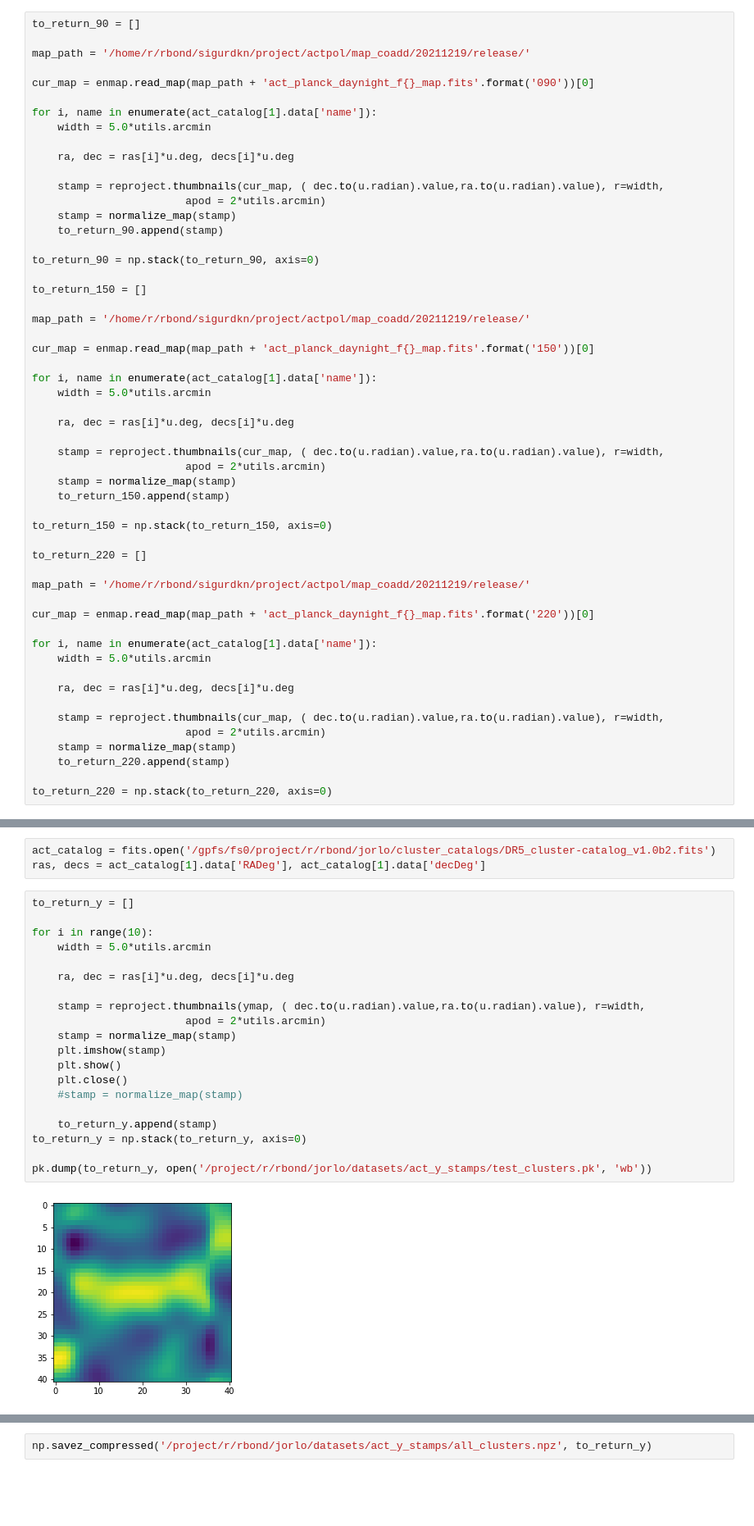
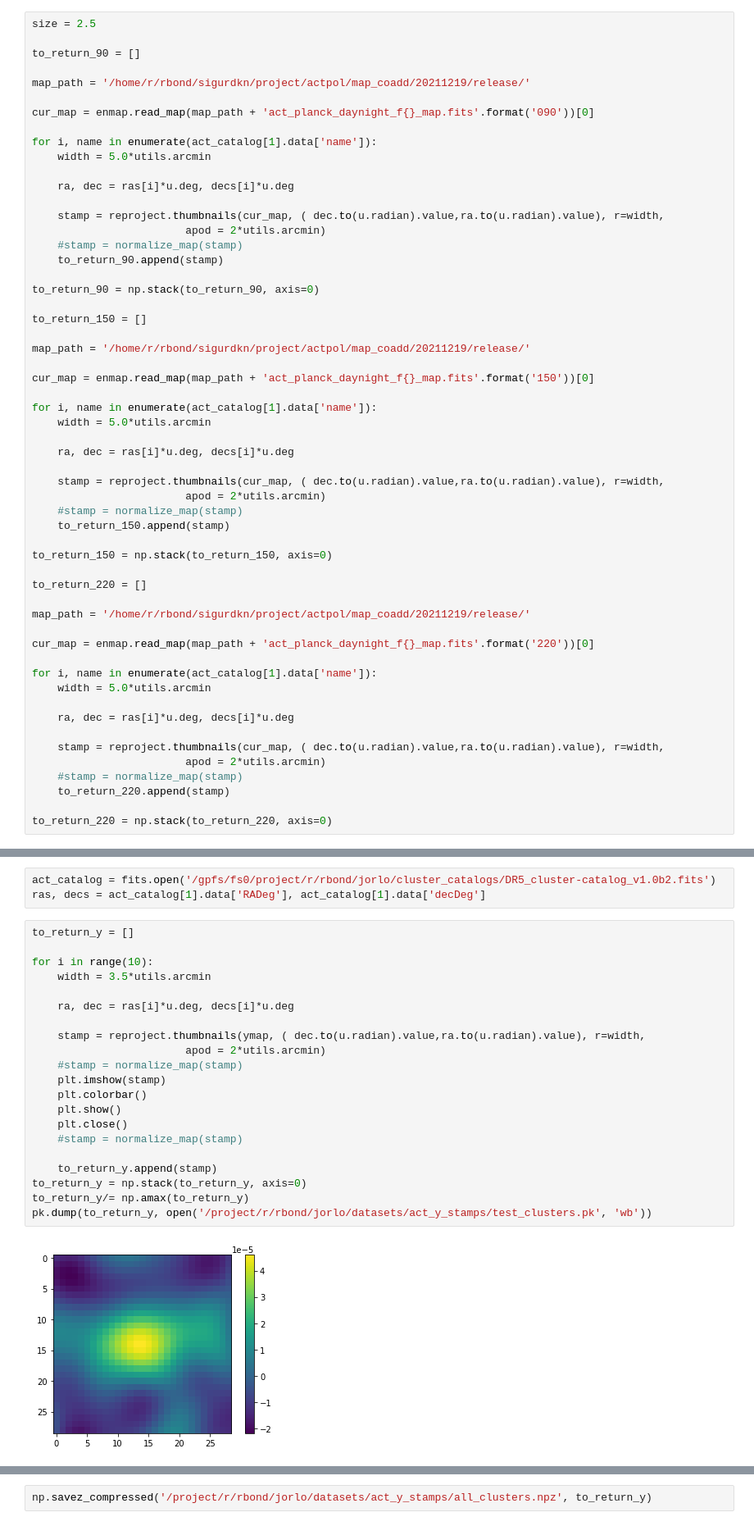
Before and after one commit to Sulla2012/ml-clusters, a Jupyter notebook: stamper_full.ipynb, the cells around one changed output, grey strips where cells are left out. Shown: that part at 82% size. Saved outputs shown, nothing was run; the diff lists cells and outputs as text; blank space fills up the shorter version.

```diff
--- a/stamper_full.ipynb
+++ b/stamper_full.ipynb
@@ -88,6 +87,8 @@ for key in clipCoordsDict.keys():
 act_catalog = fits.open('/gpfs/fs0/project/r/rbond/jorlo/cluster_catalogs/DR5_cluster-catalog_v1.0b2.fits')
 ras, decs = act_catalog[1].data['RADeg'], act_catalog[1].data['decDeg']
 # %%
+size = 2.5
+
 to_return_90 = []
 
 map_path = '/home/r/rbond/sigurdkn/project/actpol/map_coadd/20211219/release/'
@@ -101,7 +102,7 @@ for i, name in enumerate(act_catalog[1].data['name']):
 
     stamp = reproject.thumbnails(cur_map, ( dec.to(u.radian).value,ra.to(u.radian).value), r=width,
                         apod = 2*utils.arcmin)
-    stamp = normalize_map(stamp)
+    #stamp = normalize_map(stamp)
     to_return_90.append(stamp)
 
 to_return_90 = np.stack(to_return_90, axis=0)
@@ -119,7 +120,7 @@ for i, name in enumerate(act_catalog[1].data['name']):
 
     stamp = reproject.thumbnails(cur_map, ( dec.to(u.radian).value,ra.to(u.radian).value), r=width,
                         apod = 2*utils.arcmin)
-    stamp = normalize_map(stamp)
+    #stamp = normalize_map(stamp)
     to_return_150.append(stamp)
 
 to_return_150 = np.stack(to_return_150, axis=0)
@@ -137,7 +138,7 @@ for i, name in enumerate(act_catalog[1].data['name']):
 
     stamp = reproject.thumbnails(cur_map, ( dec.to(u.radian).value,ra.to(u.radian).value), r=width,
                         apod = 2*utils.arcmin)
-    stamp = normalize_map(stamp)
+    #stamp = normalize_map(stamp)
     to_return_220.append(stamp)
 
 to_return_220 = np.stack(to_return_220, axis=0)
@@ -159,22 +162,23 @@ ras, decs = act_catalog[1].data['RADeg'], act_catalog[1].data['decDeg']
 # %%
 to_return_y = []
 
 for i in range(10):
-    width = 5.0*utils.arcmin
+    width = 3.5*utils.arcmin
 
     ra, dec = ras[i]*u.deg, decs[i]*u.deg
 
     stamp = reproject.thumbnails(ymap, ( dec.to(u.radian).value,ra.to(u.radian).value), r=width,
                         apod = 2*utils.arcmin)
-    stamp = normalize_map(stamp)
+    #stamp = normalize_map(stamp)
     plt.imshow(stamp)
+    plt.colorbar()
     plt.show()
     plt.close()
     #stamp = normalize_map(stamp)
 
     to_return_y.append(stamp)
 to_return_y = np.stack(to_return_y, axis=0)
-
+to_return_y/= np.amax(to_return_y)
 pk.dump(to_return_y, open('/project/r/rbond/jorlo/datasets/act_y_stamps/test_clusters.pk', 'wb'))
 # %% [output]
-[figure, old version]
+[figure, new version]
```
Also changed, not shown: parts of 7 cells of this notebook, 1 other file.
